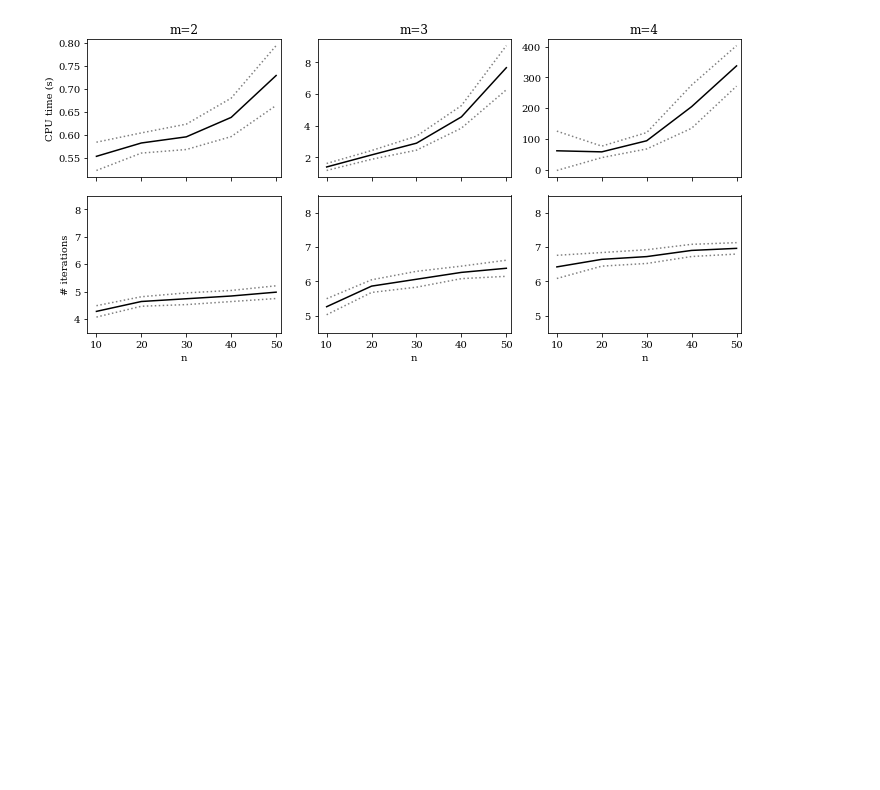
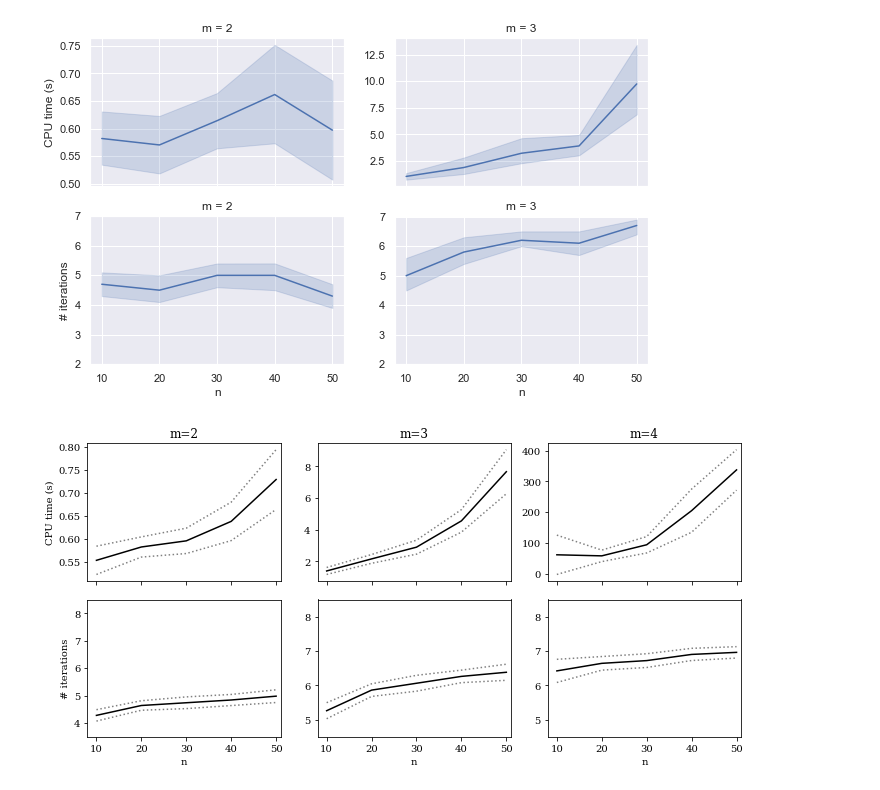
Before and after one commit to rubenvdg/fml-pricing, a Jupyter notebook: notebooks/make-plots.ipynb, the cells around one changed output. Cells and saved outputs as stored; diff of their text form; code cells hidden in the pictures; blank space fills up the shorter version.

Commit message:
sets up simulation and plotting framework

```diff
--- a/notebooks/make-plots.ipynb
+++ b/notebooks/make-plots.ipynb
@@ -2,5 +2,7 @@
 import numpy as np
 import matplotlib
 import pandas as pd
+from pathlib import Path
+import seaborn as sns
+sns.set()
 import matplotlib.pyplot as plt
-matplotlib.rcParams.update({'font.size': 14, 'font.family': 'serif'})
@@ -7 +11,41 @@ matplotlib.rcParams.update({'font.size': 14, 'font.family': 'serif'})
+# %%
+path = Path('..', 'sim_results', '2019-09-14_14-17-02')
+results = pd.read_csv(path.joinpath('results.csv'))
+ci = 95
+
+dim_to_plot = 'm'
+x = 'n'
+
+columns = results[dim_to_plot].unique()
+_, axs = plt.subplots(
+    figsize=(len(columns) * 5, 6),
+    nrows=2,
+    ncols=len(columns),
+    sharex=True
+)
+
+y_ticks_iters = np.arange(int(results['iterations'].min()) - 1, int(results['iterations'].max()) + 1)
+xticks = results[x].unique()
+
+label_mapping = {'cputime': 'CPU time (s)', 'iterations': '# iterations'}
+
+for i, (var_to_plot, label) in enumerate(label_mapping.items()):
+
+    for val, ax in zip(columns, axs[i]):
+
+        ax.set_xticks(xticks)
+        results_ = results[lambda df: df[dim_to_plot].eq(val)]
+
+        sns.lineplot(data=results_, x=x, y=var_to_plot, ax=ax, ci=ci)
+
+        if ax is axs[i][0]:
+            ax.set_ylabel(label)
+        else:
+            ax.set_ylabel('')
+        ax.set_title(f'{dim_to_plot} = {val}')
+
+        if var_to_plot == 'iterations':
+            ax.set_yticks(y_ticks_iters)
+# %% [output]
+[figure, added]
 # %%
```
Also changed, not shown: parts of 3 cells of this notebook, 2 other files.
